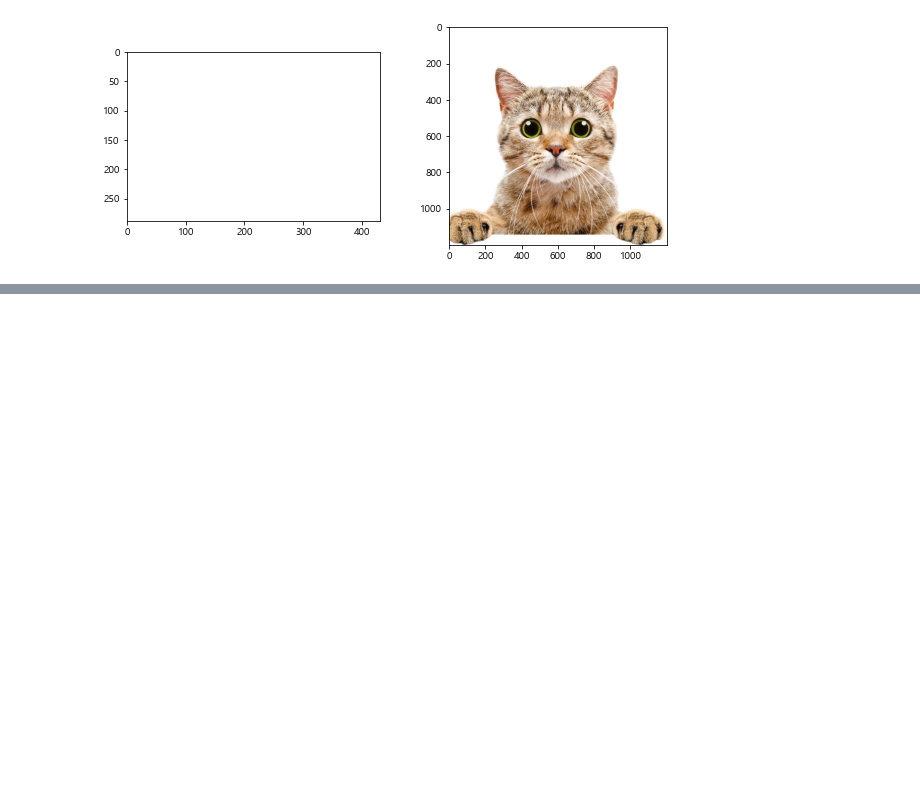
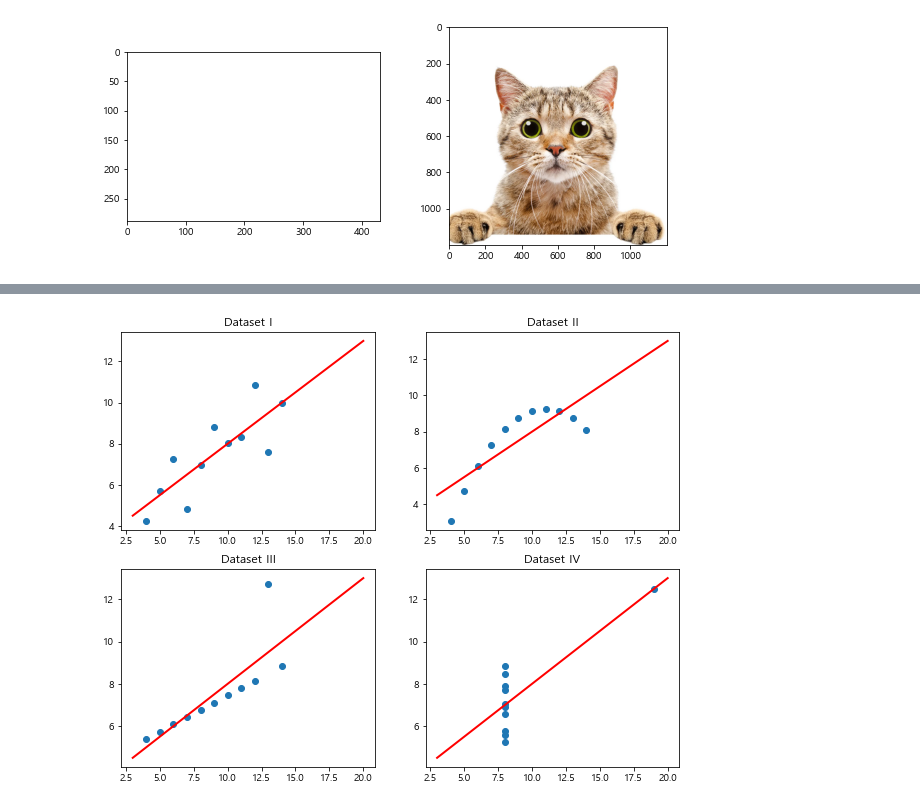
Before and after one commit to Gillreunt/DataAnalysis-Lecture-2022.04, a Jupyter notebook: 03.시각화/05.MultiPlot.ipynb, the cells around one changed output, grey strips where cells are left out. Cells and saved outputs as stored; diff of their text form; code cells hidden in the pictures; blank space fills up the shorter version.

```diff
--- a/03.시각화/05.MultiPlot.ipynb
+++ b/03.시각화/05.MultiPlot.ipynb
@@ -20,0 +73,13 @@ plt.show()
+# %%
+plt.figure(figsize=(10,8))
+
+for index, roman  in enumerate(ans.dataset.unique()):    # [ 'I'  , 'II' , 'III' , 'IV']
+    plt.subplot(2,2,index+1)
+    ds = ans[ans.dataset == roman]
+    plt.scatter(ds.x, ds.y, marker='o')
+    plt.plot([3,20],[4.5,13],'r-',lw=2)
+    plt.title(f'Dataset {roman}')
+
+plt.show()
+# %% [output]
+[figure, added]
```
Also changed, not shown: parts of 8 cells of this notebook, 2 other files.
